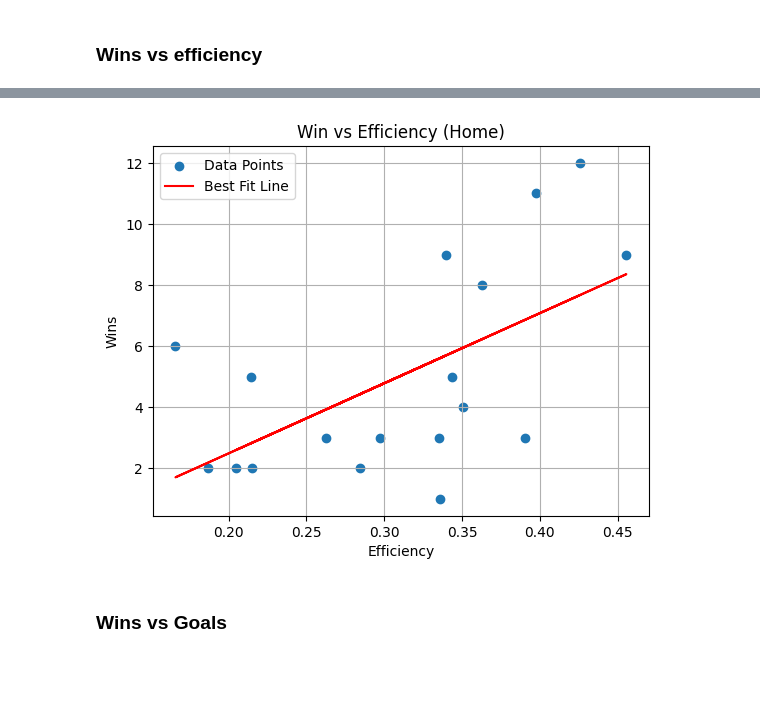
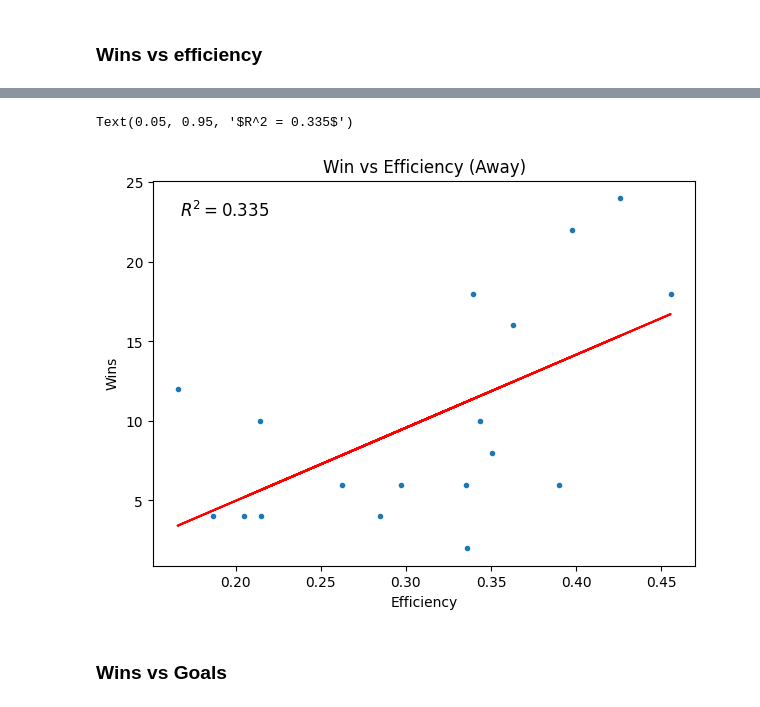
Before and after one commit to Dolfas/Football-Research, a Jupyter notebook: Rodolfo/Eredivisie.ipynb, the cells around one changed output, grey strips where cells are left out. Drawn from its saved outputs; the diff is of its cells as text; code cells hidden in the pictures; blank space fills up the shorter version.

```diff
--- a/Rodolfo/Eredivisie.ipynb
+++ b/Rodolfo/Eredivisie.ipynb
@@ -365,26 +378,24 @@ ax.grid(True)
-# %%
-fig, ax = plt.subplots()
-
-# Get your x and y data
-x = wins_efficiency_away_dataframe['Efficiency']
-y = wins_efficiency_away_dataframe['Wins']
-
-# Scatter plot
-ax.scatter(x, y, label='Data Points')
-
-# Fit a linear regression line
-coeffs = np.polyfit(x, y, 1)
-y_fit = coeffs[0] * x + coeffs[1]
-ax.plot(x, y_fit, color='red', label='Best Fit Line')
-
-# Labels and grid
-ax.set(xlabel='Efficiency', ylabel='Wins', title='Win vs Efficiency (Home)')
-ax.grid(True)
-ax.legend()
-
-# Show the plot
-plt.show()
-# %% [output]
-[figure, removed]
+# %%
+#Wins vs away efficiency
+
+fig, ax = plt.subplots(figsize=(7, 5))
+ax.set(ylabel='Wins',xlabel='Efficiency', title='Win vs Efficiency (Away)')
+
+# Fit a linear regression line
+x = wins_efficiency_away_dataframe['Efficiency']
+y = wins_efficiency_away_dataframe['Wins']
+
+coeffs,residuals,_,_,_ = np.polyfit(x, y, 1,full=True)
+y_fit = coeffs[0] * x + coeffs[1]
+
+ss_tot = np.sum((y-np.mean(y))**2)
+r_squared = 1 - (residuals[0]/ss_tot)
+ax.plot(x, y_fit, color='red', label='Best Fit Line')
+
+ax.plot(wins_efficiency_away_dataframe['Efficiency'], wins_efficiency_away_dataframe['Wins'], '.')
+ax.annotate(f'$R^2 = {r_squared:.3f}$',xy=(0.05, 0.95),xycoords='axes fraction',fontsize=12,verticalalignment='top')
+# %% [output]
+Text(0.05, 0.95, '$R^2 = 0.335$')
+[figure, added]
 # %% [markdown]
 ### Wins vs Goals
```
Also changed, not shown: parts of 11 cells of this notebook.
